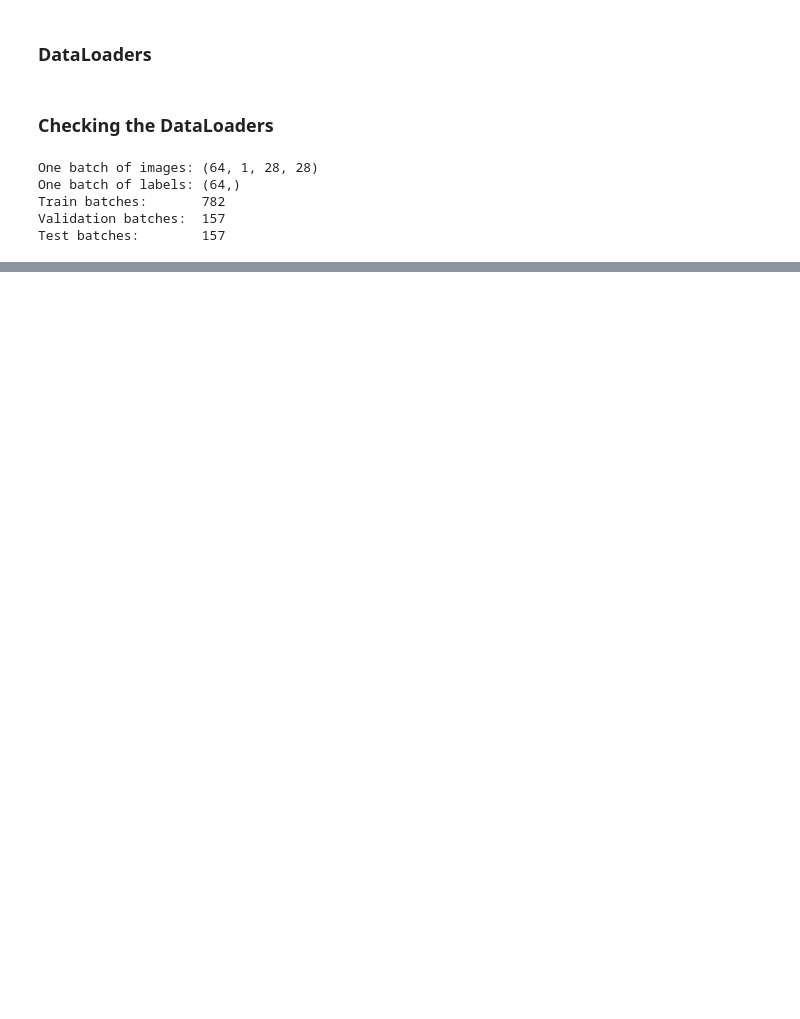
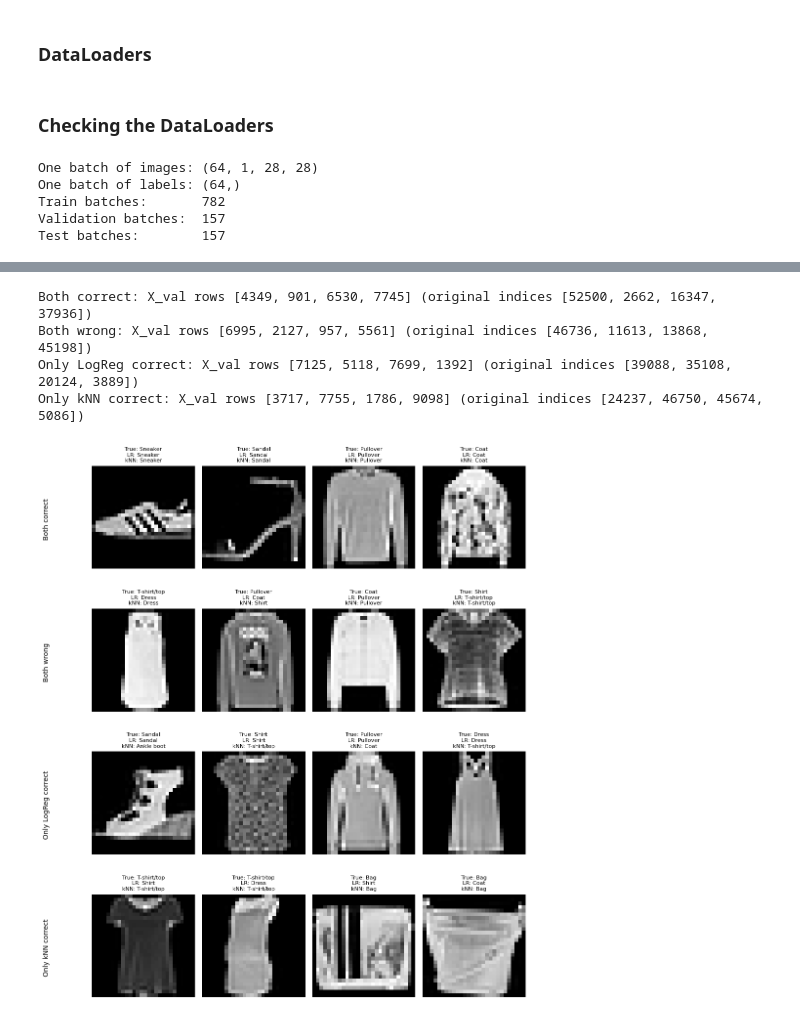
Before and after one commit to butthamza20/ECS708U-P-Fashion-MNIST-Coursework, a Jupyter notebook: ECS708U_P_Fashion_MNIST_Coursework.ipynb, the cells around one changed output, grey strips where cells are left out. Drawn from its saved outputs; the diff is of its cells as text; code cells hidden in the pictures; blank space fills up the shorter version.

```diff
--- a/ECS708U_P_Fashion_MNIST_Coursework.ipynb
+++ b/ECS708U_P_Fashion_MNIST_Coursework.ipynb
@@ -211,0 +867,15 @@ Test batches:        157
+# %%
+# True/False for each of the 10,000 validation images
+lr_correct = (lr_val_pred == y_val)
+knn_correct = (knn_val_pred == y_val)
+
+# & means "and", ~ means "not"; np.where(...)[0] gives the matching row numbers in X_val
+groups = {
+    "Both correct":        np.where(lr_correct & knn_correct)[0],
+    "Both wrong":          np.where(~lr_correct & ~knn_correct)[0],
+    "Only LogReg correct": np.where(lr_correct & ~knn_correct)[0],
+    "Only kNN correct":    np.where(~lr_correct & knn_correct)[0],
+}
+
+for name, rows in groups.items():
+    print(f"{name:<20} {len(rows):>5} images")
@@ -211,0 +896,33 @@ Test batches:        157
+# %%
+# Seeded generator, so the same 16 images are shown on every run
+rng_errors = np.random.default_rng(SEED)
+n_per_group = 4
+
+fig, axes = plt.subplots(4, n_per_group, figsize=(10, 12))
+
+for row, (group_name, rows) in enumerate(groups.items()):
+    # 4 different images from this group
+    chosen = rng_errors.choice(rows, size=n_per_group, replace=False)
+    # Record both index types: row in X_val and position in the original 60,000 images
+    print(f"{group_name}: X_val rows {chosen.tolist()} "
+          f"(original indices {[val_indices[i] for i in chosen]})")
+
+    for col, i in enumerate(chosen):
+        ax = axes[row, col]
+        ax.imshow(X_val[i].reshape(28, 28), cmap="gray", interpolation="nearest")
+        ax.set_title(f"True: {class_names[y_val[i]]}\n"
+                     f"LR: {class_names[lr_val_pred[i]]}\n"
+                     f"kNN: {class_names[knn_val_pred[i]]}", fontsize=8)
+        ax.axis("off")
+
+    # Group name down the left-hand side of each row
+    axes[row, 0].text(-12, 14, group_name, rotation=90, va="center", ha="right", fontsize=10)
+
+plt.tight_layout()
+plt.show()
+# %% [output]
+Both correct: X_val rows [4349, 901, 6530, 7745] (original indices [52500, 2662, 16347, 37936])
+Both wrong: X_val rows [6995, 2127, 957, 5561] (original indices [46736, 11613, 13868, 45198])
+Only LogReg correct: X_val rows [7125, 5118, 7699, 1392] (original indices [39088, 35108, 20124, 3889])
+Only kNN correct: X_val rows [3717, 7755, 1786, 9098] (original indices [24237, 46750, 45674, 5086])
+[figure, added]
```
Also changed, not shown: parts of 81 cells of this notebook.
